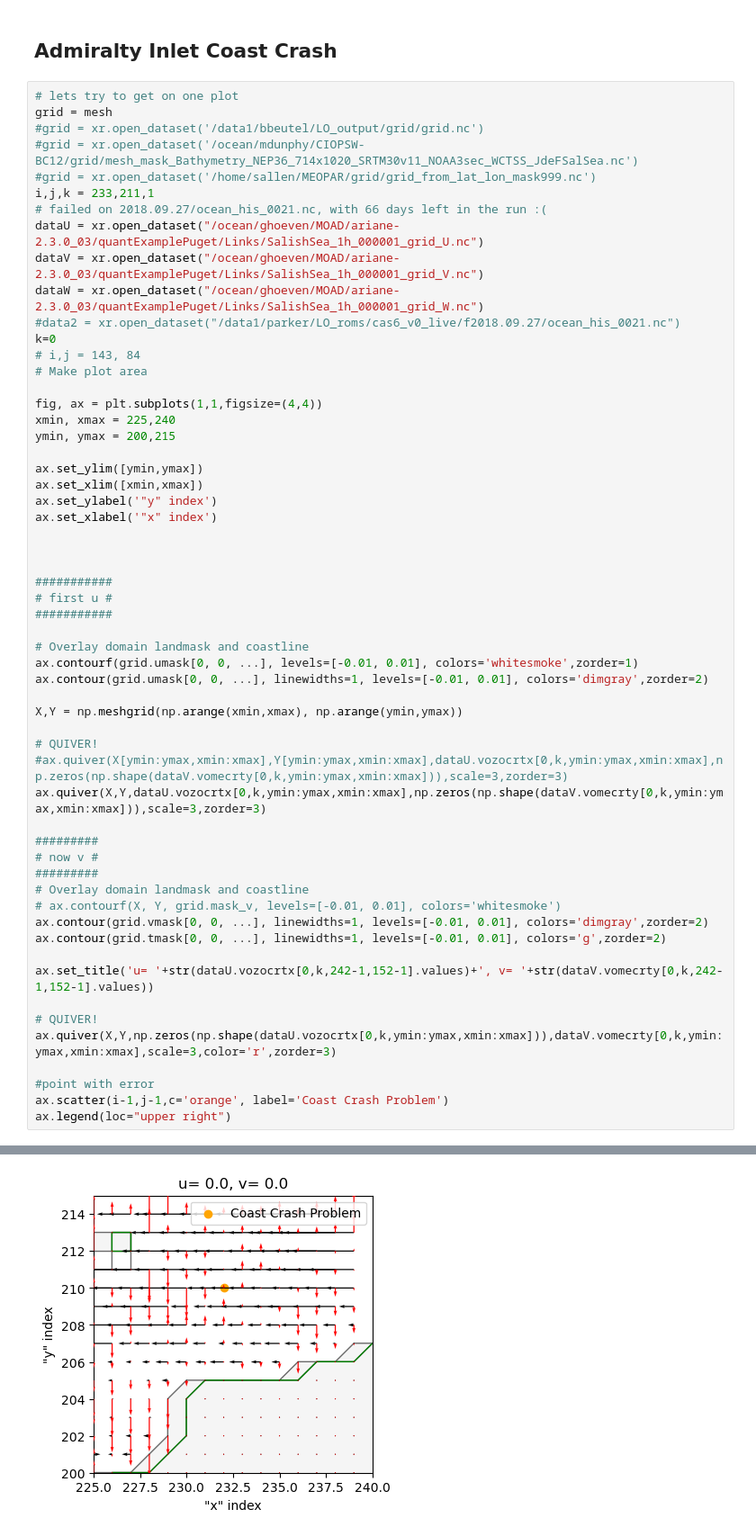
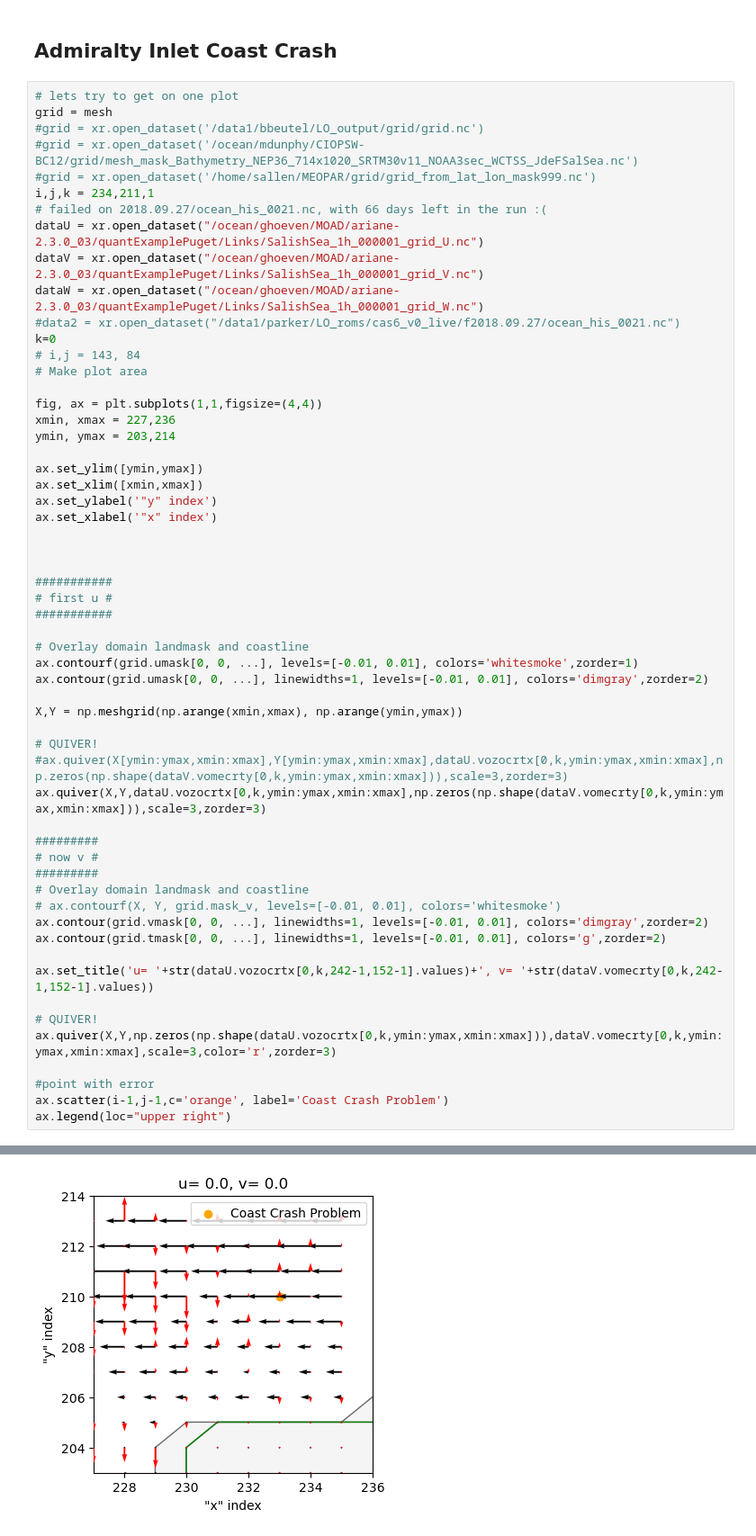
Before and after one commit to SalishSeaCast/analysis-griffon, a Jupyter notebook: notebooks/ArianeResidenceTime/QualLatLonConversionAndEddyError.ipynb, the cells around one changed output, grey strips where cells are left out. Shown at 90% size. Drawn from its saved outputs; the diff is of its cells as text.

```diff
--- a/notebooks/ArianeResidenceTime/QualLatLonConversionAndEddyError.ipynb
+++ b/notebooks/ArianeResidenceTime/QualLatLonConversionAndEddyError.ipynb
@@ -265,7 +286,7 @@ grid = mesh
 #grid = xr.open_dataset('/data1/bbeutel/LO_output/grid/grid.nc')
 #grid = xr.open_dataset('/ocean/mdunphy/CIOPSW-BC12/grid/mesh_mask_Bathymetry_NEP36_714x1020_SRTM30v11_NOAA3sec_WCTSS_JdeFSalSea.nc')
 #grid = xr.open_dataset('/home/sallen/MEOPAR/grid/grid_from_lat_lon_mask999.nc')
-i,j,k = 233,211,1
+i,j,k = 234,211,1
 # failed on 2018.09.27/ocean_his_0021.nc, with 66 days left in the run :(
 dataU = xr.open_dataset("/ocean/ghoeven/MOAD/ariane-2.3.0_03/quantExamplePuget/Links/SalishSea_1h_000001_grid_U.nc")
 dataV = xr.open_dataset("/ocean/ghoeven/MOAD/ariane-2.3.0_03/quantExamplePuget/Links/SalishSea_1h_000001_grid_V.nc")
@@ -276,8 +297,8 @@ k=0
 # Make plot area
 
 fig, ax = plt.subplots(1,1,figsize=(4,4))
-xmin, xmax = 225,240
-ymin, ymax = 200,215
+xmin, xmax = 227,236
+ymin, ymax = 203,214
 
 ax.set_ylim([ymin,ymax])
 ax.set_xlim([xmin,xmax])
@@ -291,33 +312,33 @@ ax.set_xlabel('"x" index')
 ###########
 
 # Overlay domain landmask and coastline
 ax.contourf(grid.umask[0, 0, ...], levels=[-0.01, 0.01], colors='whitesmoke',zorder=1)
 ax.contour(grid.umask[0, 0, ...], linewidths=1, levels=[-0.01, 0.01], colors='dimgray',zorder=2)
 
 X,Y = np.meshgrid(np.arange(xmin,xmax), np.arange(ymin,ymax))
 
 # QUIVER!
 #ax.quiver(X[ymin:ymax,xmin:xmax],Y[ymin:ymax,xmin:xmax],dataU.vozocrtx[0,k,ymin:ymax,xmin:xmax],np.zeros(np.shape(dataV.vomecrty[0,k,ymin:ymax,xmin:xmax])),scale=3,zorder=3)
 ax.quiver(X,Y,dataU.vozocrtx[0,k,ymin:ymax,xmin:xmax],np.zeros(np.shape(dataV.vomecrty[0,k,ymin:ymax,xmin:xmax])),scale=3,zorder=3)
 
 #########
 # now v #
 #########
 # Overlay domain landmask and coastline
 # ax.contourf(X, Y, grid.mask_v, levels=[-0.01, 0.01], colors='whitesmoke')
 ax.contour(grid.vmask[0, 0, ...], linewidths=1, levels=[-0.01, 0.01], colors='dimgray',zorder=2)
 ax.contour(grid.tmask[0, 0, ...], linewidths=1, levels=[-0.01, 0.01], colors='g',zorder=2)
 
 ax.set_title('u= '+str(dataU.vozocrtx[0,k,242-1,152-1].values)+', v= '+str(dataV.vomecrty[0,k,242-1,152-1].values))
 
 # QUIVER!
 ax.quiver(X,Y,np.zeros(np.shape(dataU.vozocrtx[0,k,ymin:ymax,xmin:xmax])),dataV.vomecrty[0,k,ymin:ymax,xmin:xmax],scale=3,color='r',zorder=3)
 
 #point with error
 ax.scatter(i-1,j-1,c='orange', label='Coast Crash Problem')
 ax.legend(loc="upper right")
 # %% [output]
 <matplotlib.legend.Legend at 0x...>
-[figure, old version]
+[figure, new version]
 # %%
 fig, ax = plt.subplots(1,1,figsize=(4,4))
```
Also changed, not shown: parts of 5 cells of this notebook, 33 other files.
